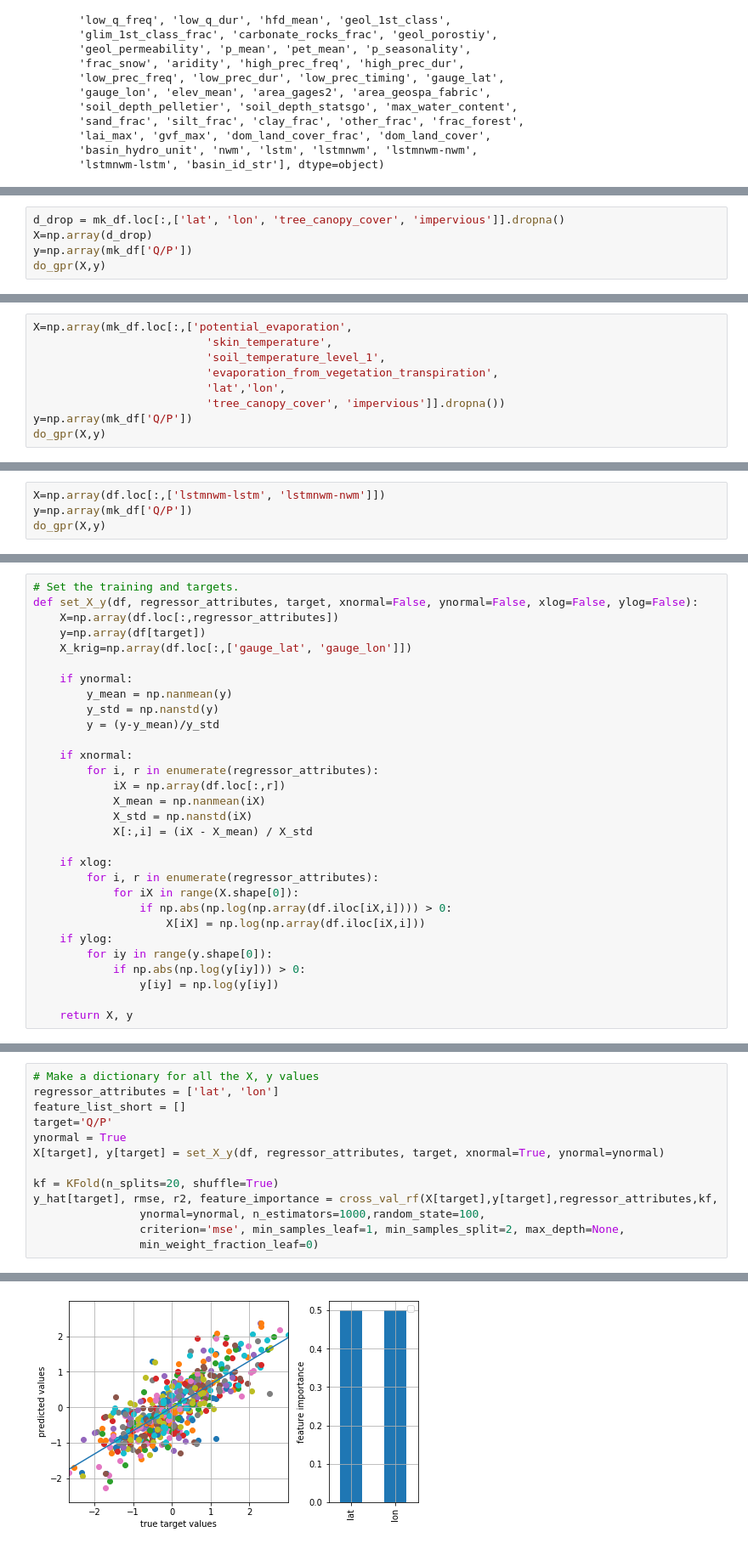
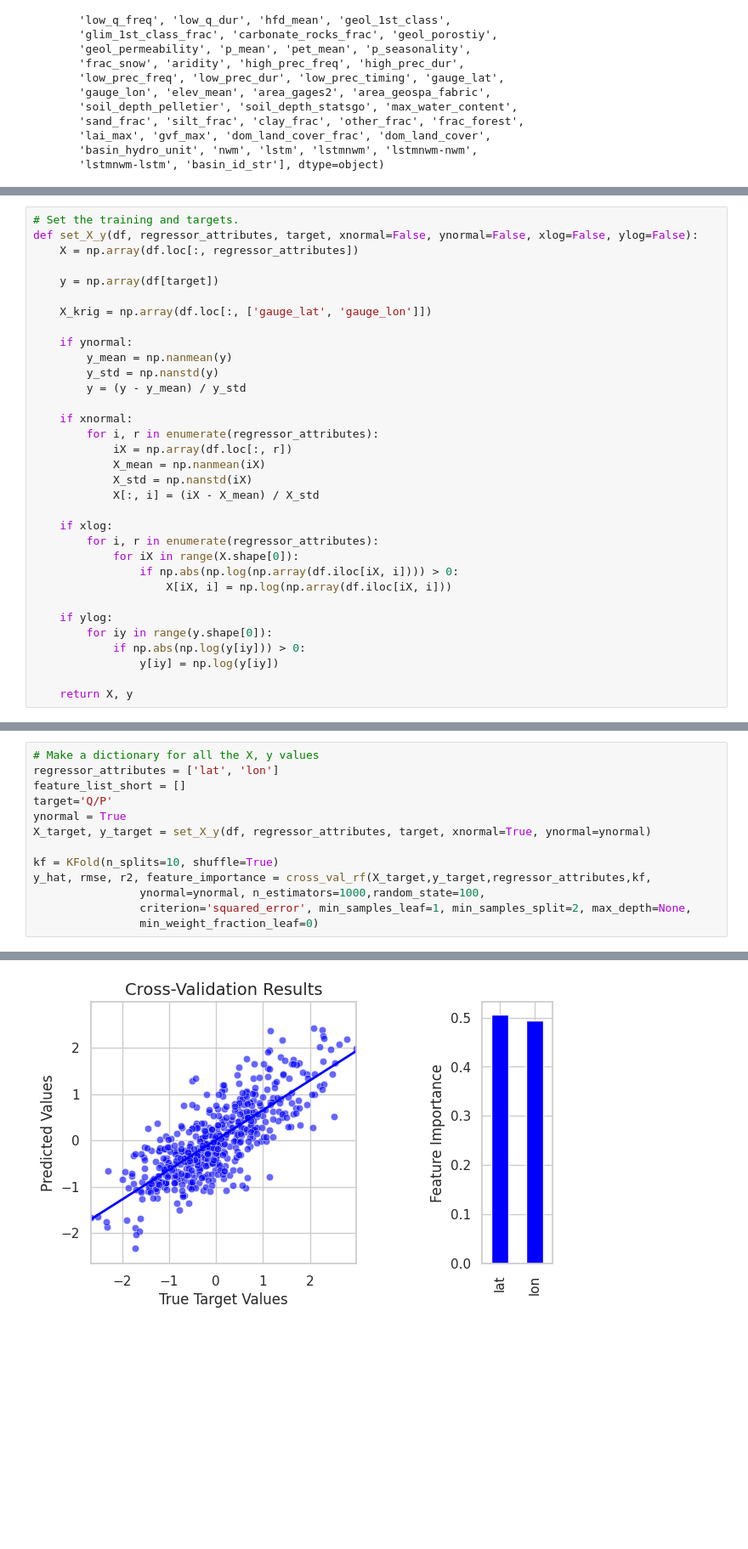
Before and after one commit to jmframe/HydrologicStationarity, a Jupyter notebook: regression_qp.ipynb, the cells around one changed output, grey strips where cells are left out. Shown: that part at 85% size. Cells and saved outputs as stored; diff of their text form; blank space fills up the shorter version.

Commit message:
one color for regression plots

```diff
--- a/regression_qp.ipynb
+++ b/regression_qp.ipynb
@@ -149,5 +70,0 @@ Average r-squared value = -0.01
-# %%
-d_drop = mk_df.loc[:,['lat', 'lon', 'tree_canopy_cover', 'impervious']].dropna()
-X=np.array(d_drop)
-y=np.array(mk_df['Q/P'])
-do_gpr(X,y)
@@ -208,9 +70,0 @@ Average r-squared value = 0.50
-# %%
-X=np.array(mk_df.loc[:,['potential_evaporation',
-                          'skin_temperature',
-                          'soil_temperature_level_1',
-                          'evaporation_from_vegetation_transpiration',
-                          'lat','lon',
-                          'tree_canopy_cover', 'impervious']].dropna())
-y=np.array(mk_df['Q/P'])
-do_gpr(X,y)
@@ -230,4 +70,0 @@ Average r-squared value = 0.34
-# %%
-X=np.array(df.loc[:,['lstmnwm-lstm', 'lstmnwm-nwm']])
-y=np.array(mk_df['Q/P'])
-do_gpr(X,y)
@@ -335,27 +180,30 @@ def cross_val_rf(X,y,feature_list,kf,ynormal=False,
 # %%
 # Set the training and targets.
 def set_X_y(df, regressor_attributes, target, xnormal=False, ynormal=False, xlog=False, ylog=False):
-    X=np.array(df.loc[:,regressor_attributes])
-    y=np.array(df[target])
-    X_krig=np.array(df.loc[:,['gauge_lat', 'gauge_lon']])
+    X = np.array(df.loc[:, regressor_attributes])
+
+    y = np.array(df[target])
+
+    X_krig = np.array(df.loc[:, ['gauge_lat', 'gauge_lon']])
 
     if ynormal:
         y_mean = np.nanmean(y)
         y_std = np.nanstd(y)
-        y = (y-y_mean)/y_std
+        y = (y - y_mean) / y_std
 
     if xnormal:
         for i, r in enumerate(regressor_attributes):
-            iX = np.array(df.loc[:,r])
+            iX = np.array(df.loc[:, r])
             X_mean = np.nanmean(iX)
             X_std = np.nanstd(iX)
-            X[:,i] = (iX - X_mean) / X_std
+            X[:, i] = (iX - X_mean) / X_std
 
     if xlog:
         for i, r in enumerate(regressor_attributes):
             for iX in range(X.shape[0]):
-                if np.abs(np.log(np.array(df.iloc[iX,i]))) > 0:
-                    X[iX] = np.log(np.array(df.iloc[iX,i]))
+                if np.abs(np.log(np.array(df.iloc[iX, i]))) > 0:
+                    X[iX, i] = np.log(np.array(df.iloc[iX, i]))
+
     if ylog:
         for iy in range(y.shape[0]):
             if np.abs(np.log(y[iy])) > 0:
@@ -410,11 +224,11 @@ regressor_attributes = ['lat', 'lon']
 feature_list_short = []
 target='Q/P'
 ynormal = True
-X[target], y[target] = set_X_y(df, regressor_attributes, target, xnormal=True, ynormal=ynormal)
+X_target, y_target = set_X_y(df, regressor_attributes, target, xnormal=True, ynormal=ynormal)
 
-kf = KFold(n_splits=20, shuffle=True)
-y_hat[target], rmse, r2, feature_importance = cross_val_rf(X[target],y[target],regressor_attributes,kf,
+kf = KFold(n_splits=10, shuffle=True)
+y_hat, rmse, r2, feature_importance = cross_val_rf(X_target,y_target,regressor_attributes,kf,
                 ynormal=ynormal, n_estimators=1000,random_state=100,
-                criterion='mse', min_samples_leaf=1, min_samples_split=2, max_depth=None,
+                criterion='squared_error', min_samples_leaf=1, min_samples_split=2, max_depth=None,
                 min_weight_fraction_leaf=0)
 # %% [output]
@@ -427,4 +241,4 @@ mean = 0.62,  median = 0.62, stdev = 0.12, min = 0.40, max = 0.79
-[figure, old version]
+[figure, new version]
 # %%
 df['forest'] = df['tree_canopy_cover']
 df['imperv'] = df['impervious']
```
Also changed, not shown: parts of 19 cells of this notebook, 3 other files.
